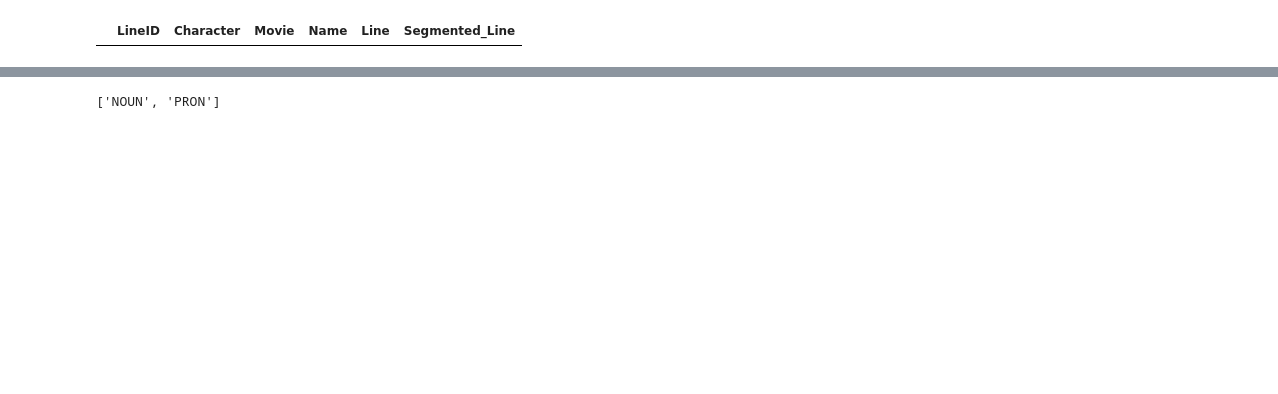
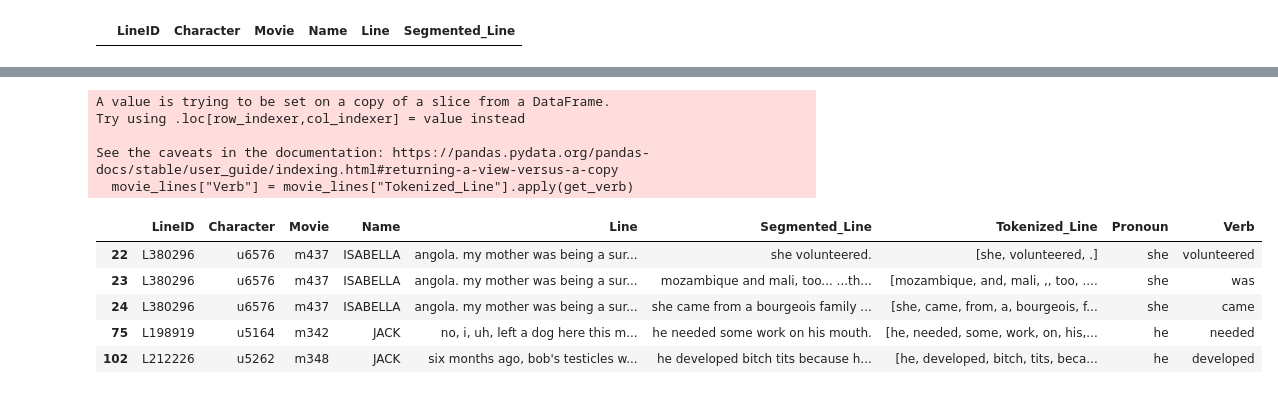
Before and after one commit to nico-espinosadice/movie-dialogue, a Jupyter notebook: movie-dialogue.ipynb, the cells around one changed output, grey strips where cells are left out. Cells and saved outputs as stored; diff of their text form; code cells hidden in the pictures; blank space fills up the shorter version.

Commit message:
finish extracting verb

```diff
--- a/movie-dialogue.ipynb
+++ b/movie-dialogue.ipynb
@@ -160,3 +160,0 @@ movie_lines.shape
-# %%
-nltk.download('universal_tagset')
-pos = [pos for word, pos in nltk.pos_tag(['hi', 'I'], tagset='universal')]
@@ -166,0 +161,16 @@ pos = [pos for word, pos in nltk.pos_tag(['hi', 'I'], tagset='universal')]
+# %%
+nltk.download('universal_tagset')
+
+def get_verb(tokenized_line):
+    pronoun = get_pronoun(tokenized_line)
+    pronoun_index = tokenized_line.index(pronoun)
+    word_pos_pairs = nltk.pos_tag(tokenized_line[pronoun_index:], tagset='universal')
+    pos_list = [pos for _, pos in word_pos_pairs]
+
+    if 'VERB' not in pos_list:
+        return 'none'
+
+    verb_index = pos_list.index('VERB')
+    # TODO: consider second verb after pronoun
+    # ex: he's biking, 's and biking are both VERB
+    return word_pos_pairs[verb_index][0]
@@ -167,4 +181,17 @@ pos = [pos for word, pos in nltk.pos_tag(['hi', 'I'], tagset='universal')]
 # %%
-pos
+movie_lines["Verb"] = movie_lines["Tokenized_Line"].apply(get_verb)
 # %% [output]
-['NOUN', 'PRON']
+A value is trying to be set on a copy of a slice from a DataFrame.
+Try using .loc[row_indexer,col_indexer] = value instead
+
+See the caveats in the documentation: https://pandas.pydata.org/pandas-docs/stable/user_guide/indexing.html#returning-a-view-versus-a-copy
+  movie_lines["Verb"] = movie_lines["Tokenized_Line"].apply(get_verb)
+# %%
+movie_lines.head()
+# %% [output]
+|  | LineID | Character | Movie | Name | Line | Segmented_Line | Tokenized_Line | Pronoun | Verb |
+| 22 | L380296 | u6576 | m437 | ISABELLA | angola. my mother was being a sur... | she volunteered. | [she, volunteered, .] | she | volunteered |
+| 23 | L380296 | u6576 | m437 | ISABELLA | angola. my mother was being a sur... | mozambique and mali, too... ...th... | [mozambique, and, mali, ,, too, .... | she | was |
+| 24 | L380296 | u6576 | m437 | ISABELLA | angola. my mother was being a sur... | she came from a bourgeois family ... | [she, came, from, a, bourgeois, f... | she | came |
+| 75 | L198919 | u5164 | m342 | JACK | no, i, uh, left a dog here this m... | he needed some work on his mouth. | [he, needed, some, work, on, his,... | he | needed |
+| 102 | L212226 | u5262 | m348 | JACK | six months ago, bob's testicles w... | he developed bitch tits because h... | [he, developed, bitch, tits, beca... | he | developed |
```
Also changed, not shown: parts of 15 cells of this notebook.
